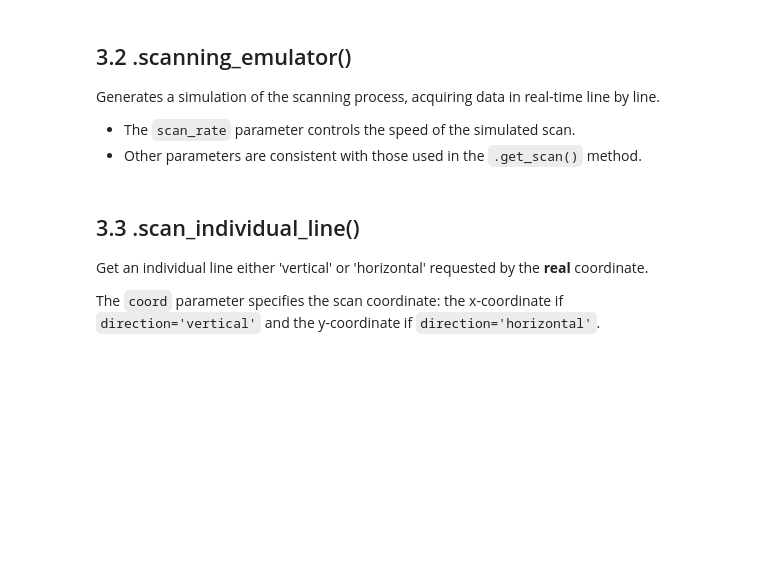
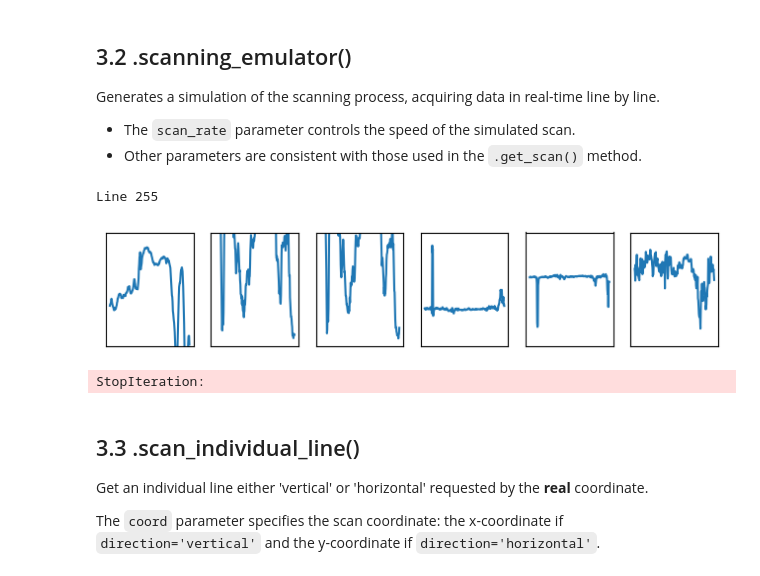
Before and after one commit to pycroscopy/DTMicroscope, a Jupyter notebook: notebooks/AFM/0_AFM_Basic_functionality_COLAB_Hackaton.ipynb, the cells around one changed output. Cells and saved outputs as stored; diff of their text form; code cells hidden in the pictures; blank space fills up the shorter version.

```diff
--- a/notebooks/AFM/0_AFM_Basic_functionality_COLAB_Hackaton.ipynb
+++ b/notebooks/AFM/0_AFM_Basic_functionality_COLAB_Hackaton.ipynb
@@ -72,32 +134,36 @@ Generates a simulation of the scanning process, acquiring data in real-time line
 - The `scan_rate` parameter controls the speed of the simulated scan.
 - Other parameters are consistent with those used in the `.get_scan()` method.
 # %%
-gen = mic_server.scanning_emulator(scanning_rate=0.5)
+gen = mic_server.scanning_emulator(scanning_rate=10)
 k = 0
 
 print(f'Line {k}')
 line = next(gen)
 line = [np.array(l) for l in line]  # Convert list back to numpy array
 fig, ax = plt.subplots(1, len(line), figsize=(8,1.5))
 for i, ax_ in enumerate(ax):
     ax_.plot(np.arange(len(line[i])), line[i])
     ax_.set_xticks([])
     ax_.set_yticks([])
 plt.ion()  # Enable interactive mode
 plt.show()
 k += 1
 
 while True:
     line = next(gen)
     line = [np.array(l) for l in line]  # Convert list back to numpy array
     for i, ax_ in enumerate(ax):
         ax_.lines[0].set_data(np.arange(len(line[i])), line[i])
 
     clear_output(wait=True)
     print(f'Line {k}')
     display(fig)
 
     k += 1
+# %% [output]
+Line 255
+[figure, added]
+StopIteration:
 # %% [markdown]
 ## 3.3 .scan_individual_line()
 
```
Also changed, not shown: parts of 15 cells of this notebook.
